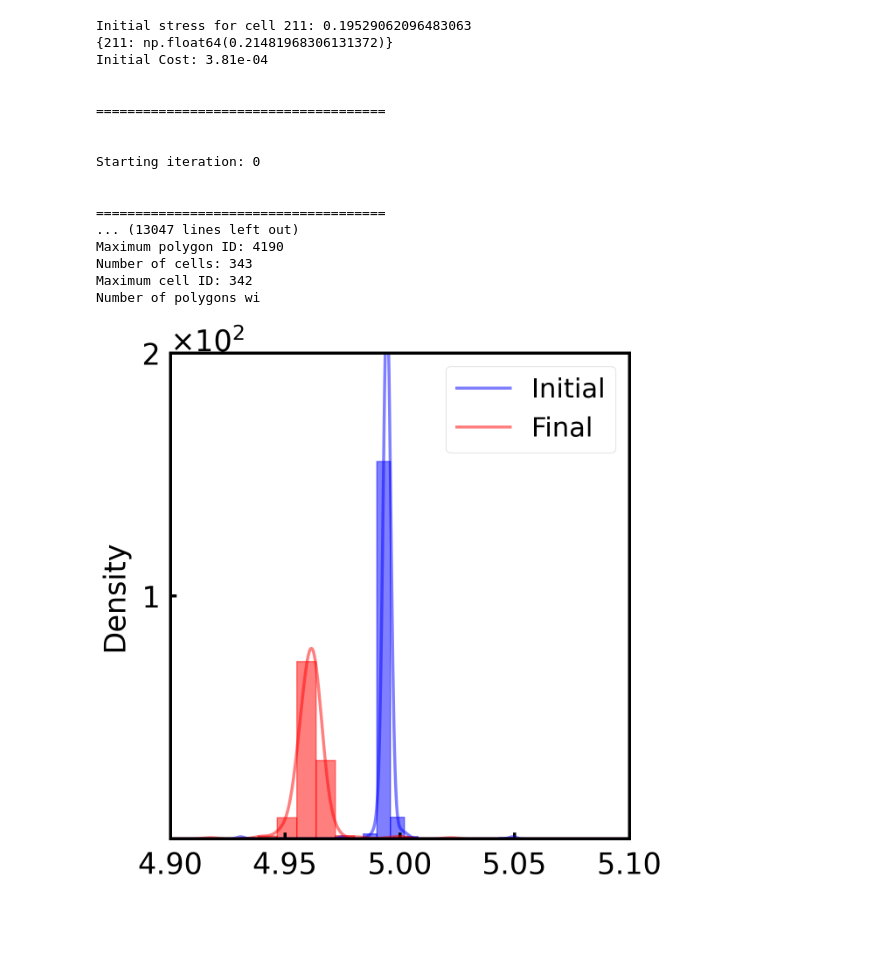
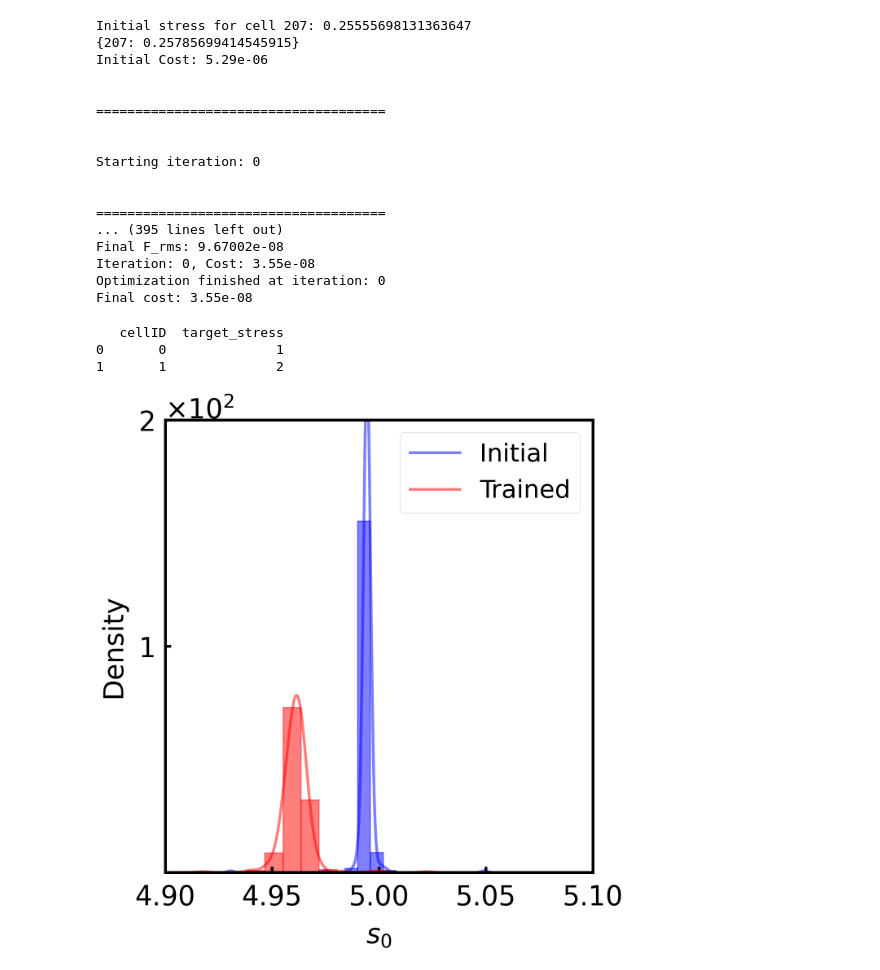
Before and after one commit to ZhangTao-SJTU/tvm, a Jupyter notebook: test.ipynb, the cells around one changed output. Drawn from its saved outputs; the diff is of its cells as text; code cells hidden in the pictures; blank space fills up the shorter version.

Commit message:
Updated pattern training

```diff
--- a/test.ipynb
+++ b/test.ipynb
@@ -7,14 +7,16 @@ import matplotlib.pyplot as plt
 from toolbox import stress
 import os
 import numpy as np
-test_sample = "7_0/"
+# test_sample = "7_bidisperse_5_5.2/"
+test_sample = "7_2/"
+#
 if os.path.isdir(test_sample):
     os.system("rm -r {}".format(test_sample))
 os.system("cp -r init/{} {}".format(test_sample,test_sample))
 dir = test_sample
 file = "minimized.txt"
 
-alpha = 0.1
+alpha = 0.009
 tissue = PeriodicTissue.from_config(dir,file)
 training_instance = Patterns.periodic_tissue(tissue)
 training_instance.set_tolerance(1e-6)
@@ -24,13 +26,14 @@ training_instance.set_random_target_cells()
 for cellID in training_instance._target_cell_to_stress:
     initial_stress = stress.calculate_max_shear_stress(training_instance._config, cellID)
     training_instance._target_cell_to_stress[cellID] = (1+alpha) * initial_stress
+    # training_instance._target_cell_to_stress[cellID] = alpha
     print("Initial stress for cell {}: {}".format(cellID, initial_stress))
 print(training_instance._target_cell_to_stress)
 training_instance.run()
 # %% [output]
-Initial stress for cell 211: 0.19529062096483063
-{211: np.float64(0.21481968306131372)}
-Initial Cost: 3.81e-04
+Initial stress for cell 207: 0.25555698131363647
+{207: 0.25785699414545915}
+Initial Cost: 5.29e-06
 
 
 =====================================
@@ -40,33 +43,42 @@ Starting iteration: 0
 
 
 =====================================
-... (13047 lines left out)
-Maximum polygon ID: 4190
-Number of cells: 343
-Maximum cell ID: 342
-Number of polygons wi
+... (395 lines left out)
+Final F_rms: 9.67002e-08
+Iteration: 0, Cost: 3.55e-08
+Optimization finished at iteration: 0
+Final cost: 3.55e-08
+# %%
+import pandas as pd
+dic = {0:1,1:2}
+df = pd.DataFrame(dic.items(), columns=['cellID', 'target_stress'])
+print(df)
+# %% [output]
+   cellID  target_stress
+0       0              1
+1       1              2
 # %%
 import pandas as pd
 from toolbox import manuscriptPlots
 
 df = pd.read_csv("7_0_new_toolbox_success/cellParameters.15.input", sep=" ",header=None)
 
 iter_to_labels = {0:"Initial", 15:"Trained"}
 iter_to_colors = {0:"blue", 15:"red"}
 plotter = manuscriptPlots.plot()
 plotter.set_ylim(0,200)
 plotter.set_xlim(4.9,5.1)
 # plotter.set_title(" p = {:.2f}".format(p))
-plotter.set_xlabel("s0")
+plotter.set_xlabel(r"$s_0$")
 plotter.set_xticks([4.9+0.05*i for i in range(50)])
 plotter.set_yticks([100*i for i in range(1,100)])
 plotter.set_yScaled()
 plotter.initialize_figure()
 for i, label in iter_to_labels.items():
     df = pd.read_csv("7_0_new_toolbox_success/cellParameters.{}.input".format(i), sep=" ",header=None)
 
 
     plotter.histogram_from_dataframe(df[2],color=iter_to_colors[i], bins=20, label = label)
 plotter.save_fig("7_0_new_toolbox_success/s0_histogram.jpg")
 # %% [output]
-[figure, old version]
+[figure, new version]
```
Also changed, not shown: 6 other files.
